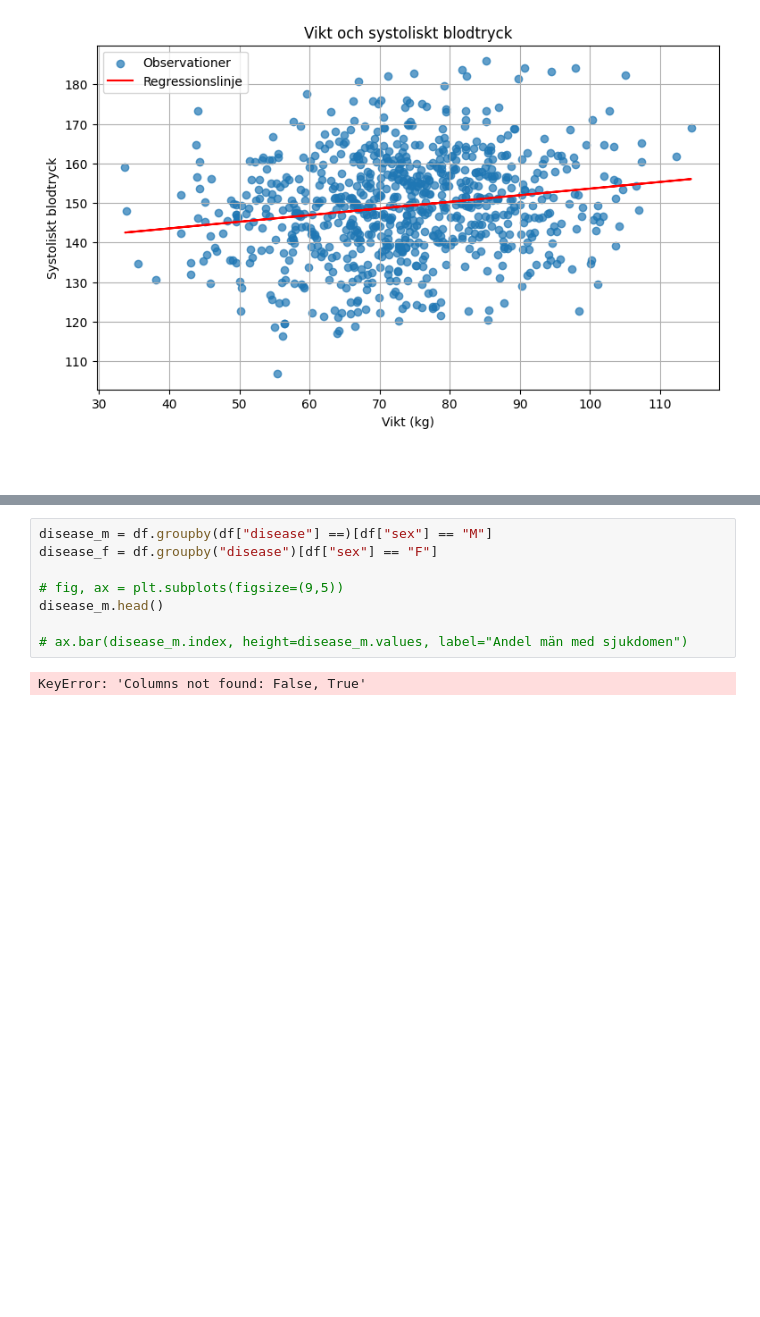
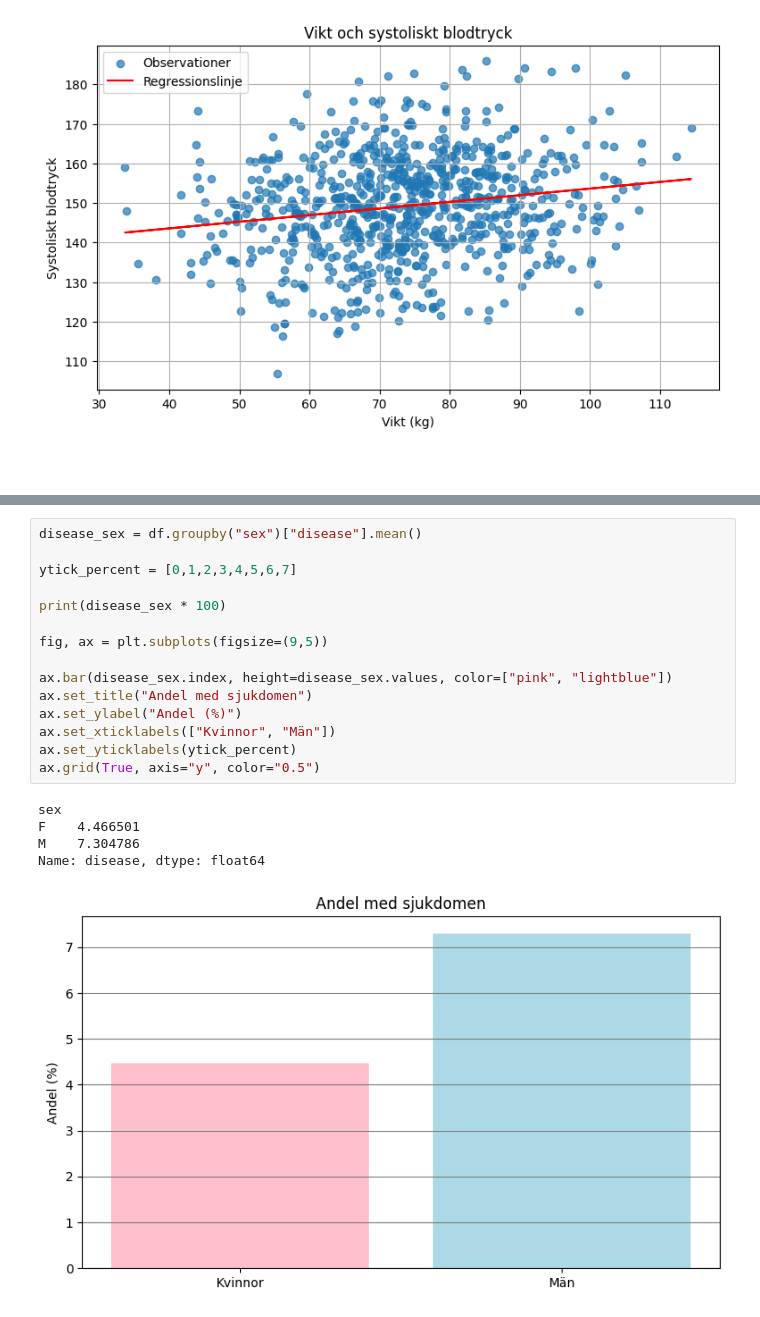
Before and after one commit to AntonAhnstedt/Healthstudy, a Jupyter notebook: Healthstudy.ipynb, the cells around one changed output, grey strips where cells are left out. Saved outputs shown, nothing was run; the diff lists cells and outputs as text; blank space fills up the shorter version.

```diff
--- a/Healthstudy.ipynb
+++ b/Healthstudy.ipynb
@@ -181,10 +183,21 @@ Prognos vid 150 kg: 162.0
 # %%
-disease_m = df.groupby(df["disease"] ==)[df["sex"] == "M"]
-disease_f = df.groupby("disease")[df["sex"] == "F"]
+disease_sex = df.groupby("sex")["disease"].mean()
 
-# fig, ax = plt.subplots(figsize=(9,5))
-disease_m.head()
+ytick_percent = [0,1,2,3,4,5,6,7]
 
-# ax.bar(disease_m.index, height=disease_m.values, label="Andel män med sjukdomen")
+print(disease_sex * 100)
+
+fig, ax = plt.subplots(figsize=(9,5))
+
+ax.bar(disease_sex.index, height=disease_sex.values, color=["pink", "lightblue"])
+ax.set_title("Andel med sjukdomen")
+ax.set_ylabel("Andel (%)")
+ax.set_xticklabels(["Kvinnor", "Män"])
+ax.set_yticklabels(ytick_percent)
+ax.grid(True, axis="y", color="0.5")
 # %% [output]
-KeyError: 'Columns not found: False, True'
+sex
+F    4.466501
+M    7.304786
+Name: disease, dtype: float64
+[figure, added]
```
Also changed, not shown: parts of 2 cells of this notebook.
